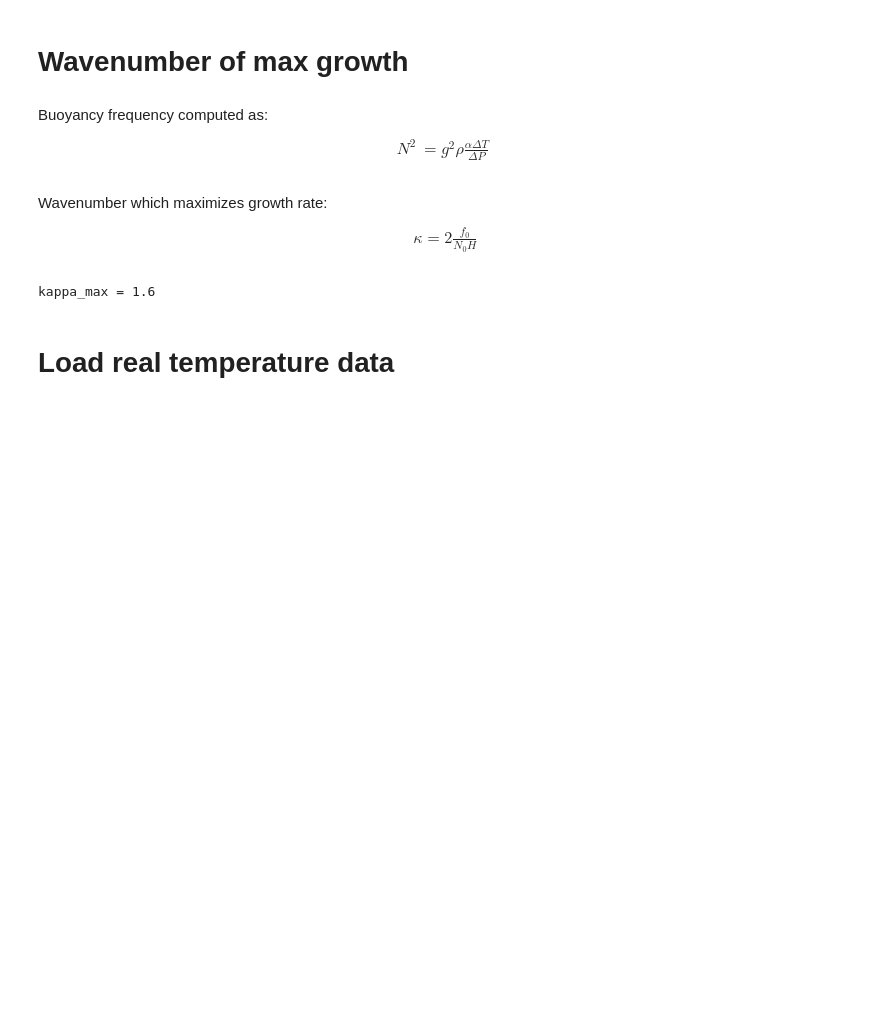
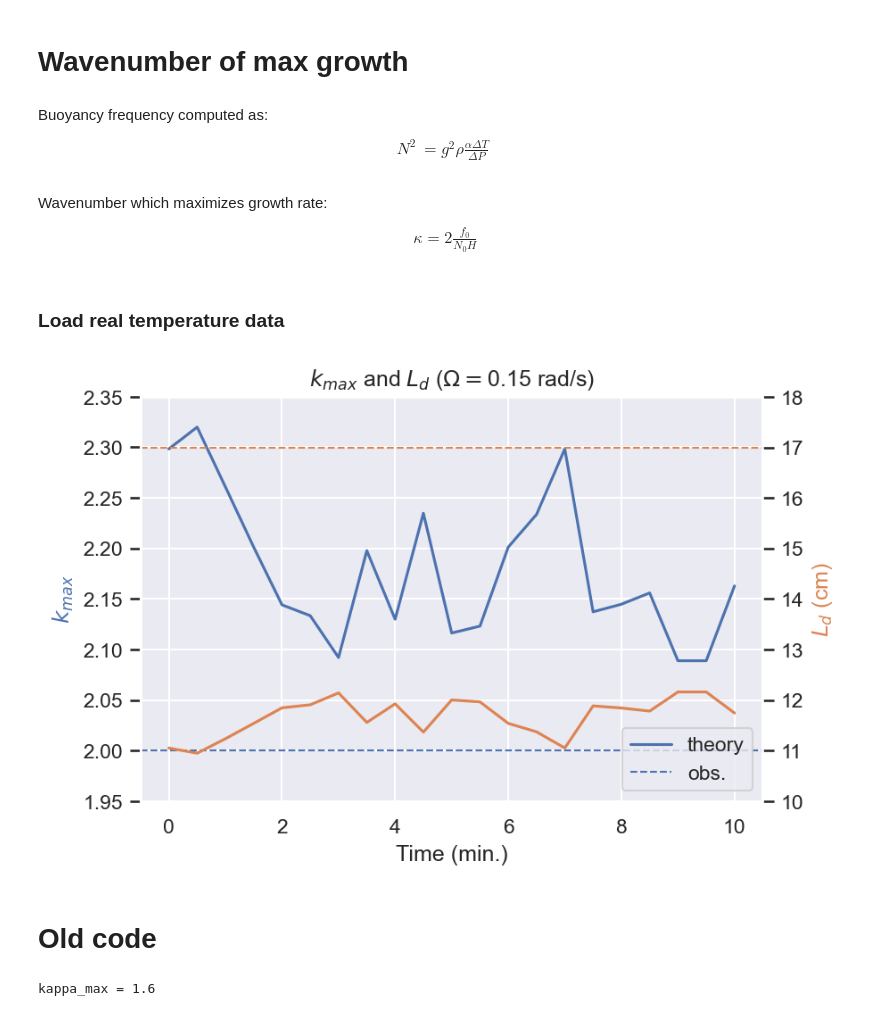
Before and after one commit to ktcarr/12.843, a Jupyter notebook: lab4/analysis.ipynb, the cells around one changed output. Drawn from its saved outputs; the diff is of its cells as text; code cells hidden in the pictures; blank space fills up the shorter version.

```diff
--- a/lab4/analysis.ipynb
+++ b/lab4/analysis.ipynb
@@ -103,3 +98,5 @@ Wavenumber which maximizes growth rate:
 \begin{align*}
     \kappa = 2\frac{f_0}{N_0H}
 \end{align*}
+# %% [markdown]
+### Load real temperature data
@@ -105,0 +158,41 @@ Wavenumber which maximizes growth rate:
+# %%
+ri    = 2    # index of rotation rate
+si    = -2    # index of sensor
+Ld_est= 13
+alpha=.05 # plotting hyper-params
+lw   = 1
+
+k_obss = [8, 6, 2, np.nan]
+Ld_obss= [5, 13,17,np.nan]
+k_est  = k_obss[ri]
+Ld_est = Ld_obss[ri]
+
+colors = sns.color_palette()
+fig,ax = plt.subplots()
+f0 = get_f0(R_vals[ri])
+ax.set_title(r'$k_{max}$ and $L_d$ ($\Omega=$'+f'{f0/2:.2f} rad/s)')
+
+### plot k
+ax.plot(time_min, kappas[:,si,ri], c=colors[0], label='theory')
+ax.axhline(k_est, c=colors[0],ls='--', label='obs.', lw=lw)
+ax.set_ylabel(r'$k_{max}$', c=colors[0])
+ax.set_xlabel('Time (min.)')
+# ax.set_ylim([0,30])
+
+### plot Ld
+ax2 = ax.twinx()
+ax2.grid(False)
+ax2.plot(time_min, 100*Lds[:,si,ri], label='L_d', c=colors[1])
+ax2.axhline(Ld_est, c=colors[1],ls='--', lw=lw)
+ax2.set_ylabel(r'$L_d$ (cm)', c=colors[1])
+# ax2.set_ylim([0,6])
+
+ax.set_yticks(np.linspace(ax.get_yticks()[0], ax.get_yticks()[-1], len(ax.get_yticks())))
+ax2.set_yticks(np.linspace(ax2.get_yticks()[0], ax2.get_yticks()[-1], len(ax.get_yticks())))
+
+ax.legend(loc='lower right')
+plt.show()
+# %% [output]
+[figure, added]
+# %% [markdown]
+# Old code
@@ -122,5 +255,3 @@ kappa          = kappa_cyc_m * circ # wavenumber of maximum growth ("planetary w
 print(f'kappa_max = {kappa.item():.1f}')
 # %% [output]
 kappa_max = 1.6
-# %% [markdown]
-# Load real temperature data
```
Also changed, not shown: parts of 9 cells of this notebook.
